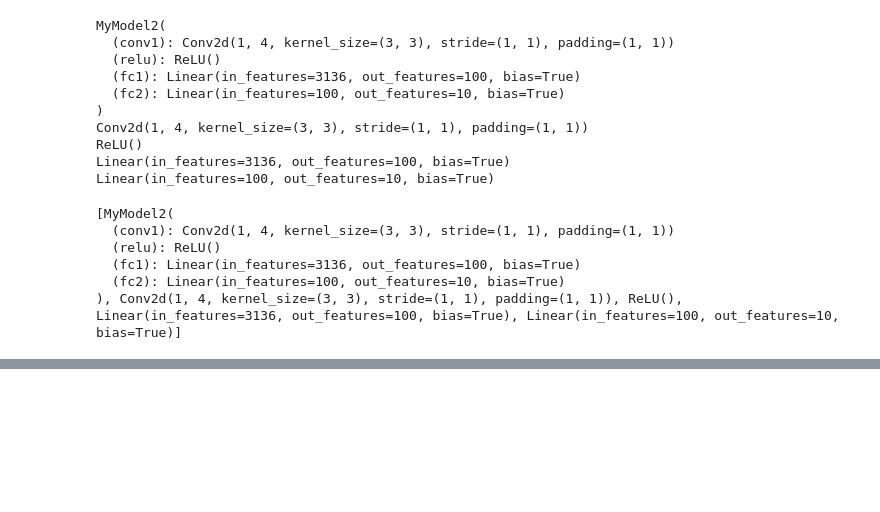
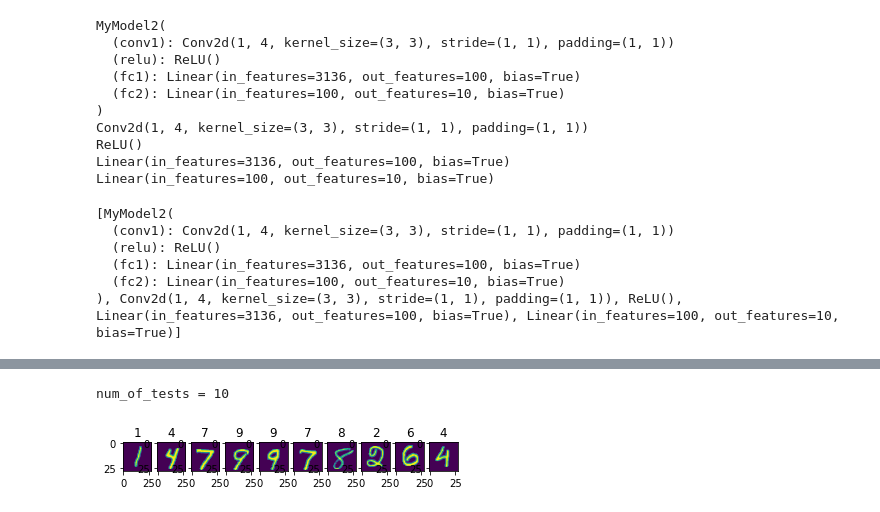
Before and after one commit to DominikOcsofszki/mlp, a Jupyter notebook: jp.ipynb, the cells around one changed output, grey strips where cells are left out. Cells and saved outputs as stored; diff of their text form; code cells hidden in the pictures; blank space fills up the shorter version.

Commit message:
pyplot

```diff
--- a/jp.ipynb
+++ b/jp.ipynb
@@ -73,0 +84,33 @@ print(model_vae())
+# %%
+from torch.utils.data import Dataset
+import numpy as np
+import matplotlib.pyplot as plt
+
+# First create some toy data:
+# x = np.linspace(0, 2 * np.pi, 400)
+# y = np.sin(x ** 2)
+#
+# f, axs = plt.subplots(1, 4, sharey='all')
+# axs[0].plot(x, y)
+# axs[0].set_title('Sharing Y axis')
+# axs[1].scatter(x, y)
+# testing_images = get_test_images_random(3)
+
+
+def show_images_from_testing(count_of_images):
+    testset = datasets.MNIST(root='data/testset', transform=transforms.ToTensor(), download=True)
+    testsetloader = torch.utils.data.DataLoader(testset, batch_size=count_of_images, shuffle=True)  #TODO shuffle for
+    testing_images, labels =  next(iter(testsetloader))
+
+    num_of_tests = testing_images.__len__()
+    fig, axs = plt.subplots(1, num_of_tests)
+    print(f'{num_of_tests = }')
+    for indx in range(num_of_tests):
+        axs[indx].imshow(testing_images[indx,0,:,:])
+        axs[indx].set_title(int(labels[indx]))
+
+
+show_images_from_testing(10)
+# %% [output]
+num_of_tests = 10
+[figure, added]
```
Also changed, not shown: parts of 13 cells of this notebook, 3 other files.
